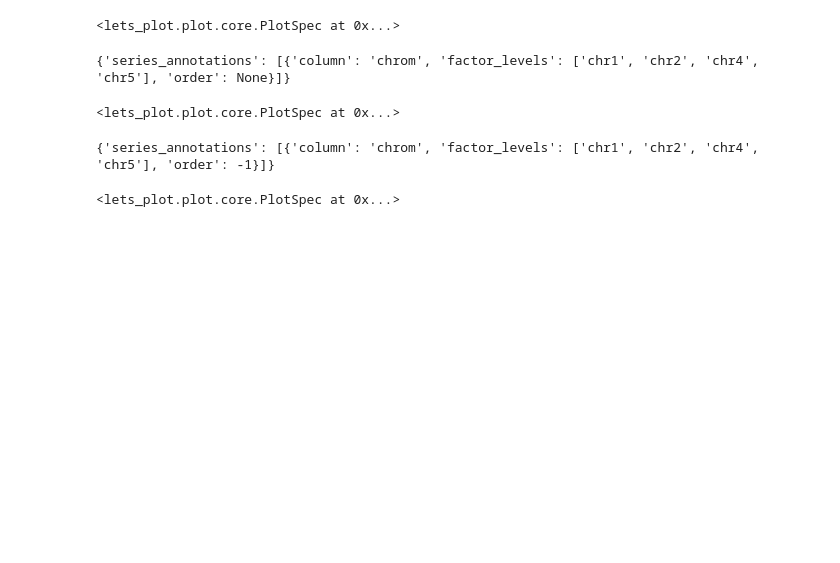
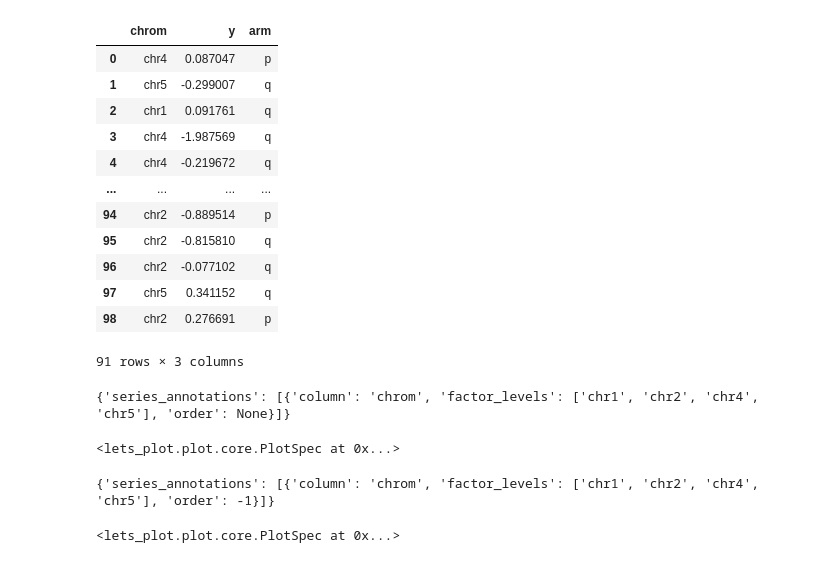
Before and after one commit to OLarionova-HORIS/lets-plot-experiments, a Jupyter notebook: demo/as_discrete/746_order_in_facets.ipynb, the cells around one changed output. Drawn from its saved outputs; the diff is of its cells as text; code cells hidden in the pictures; blank space fills up the shorter version.

```diff
--- a/demo/as_discrete/746_order_in_facets.ipynb
+++ b/demo/as_discrete/746_order_in_facets.ipynb
@@ -1,11 +9,4 @@
 # %%
-import pandas as pd
-import numpy as np
-from lets_plot import *
-
-LetsPlot.setup_html()
-
-
 n = 100
 np.random.seed(42)
 chrom_order = ['chr1', 'chr2', 'chr4', 'chr5']
@@ -19,5 +20,7 @@ df['chrom'] = pd.Categorical(df.chrom, categories=chrom_order, ordered=True)
 
 df.loc[(df.chrom == "chr1")& (df.arm == 'p') , 'y'] = np.NAN
 df.dropna(subset=['y'], inplace=True)
-df = df.sort_values("chrom")
+#df = df.sort_values("chrom")
+
+df
 # %% [output]
@@ -25,34 +27,38 @@ df = df.sort_values("chrom")
+|  | chrom | y | arm |
+| 0 | chr4 | 0.087047 | p |
+| 1 | chr5 | -0.299007 | q |
+| 2 | chr1 | 0.091761 | q |
+| 3 | chr4 | -1.987569 | q |
+| 4 | chr4 | -0.219672 | q |
+| ... | ... | ... | ... |
+| 94 | chr2 | -0.889514 | p |
+| 95 | chr2 | -0.815810 | q |
+| 96 | chr2 | -0.077102 | q |
+| 97 | chr5 | 0.341152 | q |
+| 98 | chr2 | 0.276691 | p |
+91 rows × 3 columns
-# %%
-(
-ggplot(df, aes(x="chrom", y='y'))
-    + geom_boxplot()
-    + facet_grid(y='arm')
-)
-# %% [output]
-<lets_plot.plot.core.PlotSpec at 0x...>
+# %%
+p1 = (
+    ggplot(df, aes(x="chrom", y='y'))
+      + geom_boxplot()
+      + facet_grid(y='arm')
+)
+print(p1.as_dict()['data_meta'])
+p1
+# %% [output]
+{'series_annotations': [{'column': 'chrom', 'factor_levels': ['chr1', 'chr2', 'chr4', 'chr5'], 'order': None}]}
+<lets_plot.plot.core.PlotSpec at 0x...>
 # %%
 from lets_plot.mapping import as_discrete
 
-p2 = (ggplot(df, aes(x=as_discrete("chrom"), y='y'))
-    + geom_boxplot()
-    + facet_grid(y='arm')
+p2 = (
+    ggplot(df, aes(x=as_discrete("chrom", order=-1), y='y'))
+      + geom_boxplot()
+      + facet_grid(y='arm')
 )
 
 print(p2.as_dict()['data_meta'])
 p2
 # %% [output]
-{'series_annotations': [{'column': 'chrom', 'factor_levels': ['chr1', 'chr2', 'chr4', 'chr5'], 'order': None}]}
+{'series_annotations': [{'column': 'chrom', 'factor_levels': ['chr1', 'chr2', 'chr4', 'chr5'], 'order': -1}]}
 <lets_plot.plot.core.PlotSpec at 0x...>
-# %%
-# with order
-
-p3 = (ggplot(df, aes(x=as_discrete("chrom", order=-1), y='y'))
-    + geom_boxplot()
-    + facet_grid(y='arm')
-)
-
-print(p3.as_dict()['data_meta'])
-p3
-# %% [output]
-{'series_annotations': [{'column': 'chrom', 'factor_levels': ['chr1', 'chr2', 'chr4', 'chr5'], 'order': -1}]}
-<lets_plot.plot.core.PlotSpec at 0x...>
```
Also changed, not shown: parts of 3 cells of this notebook.
